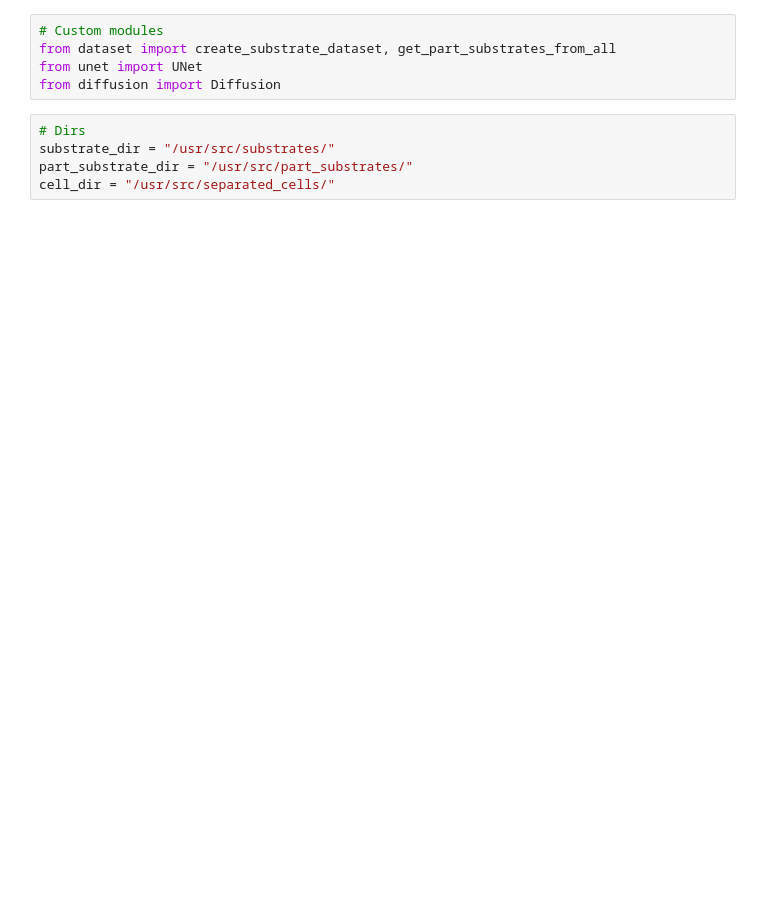
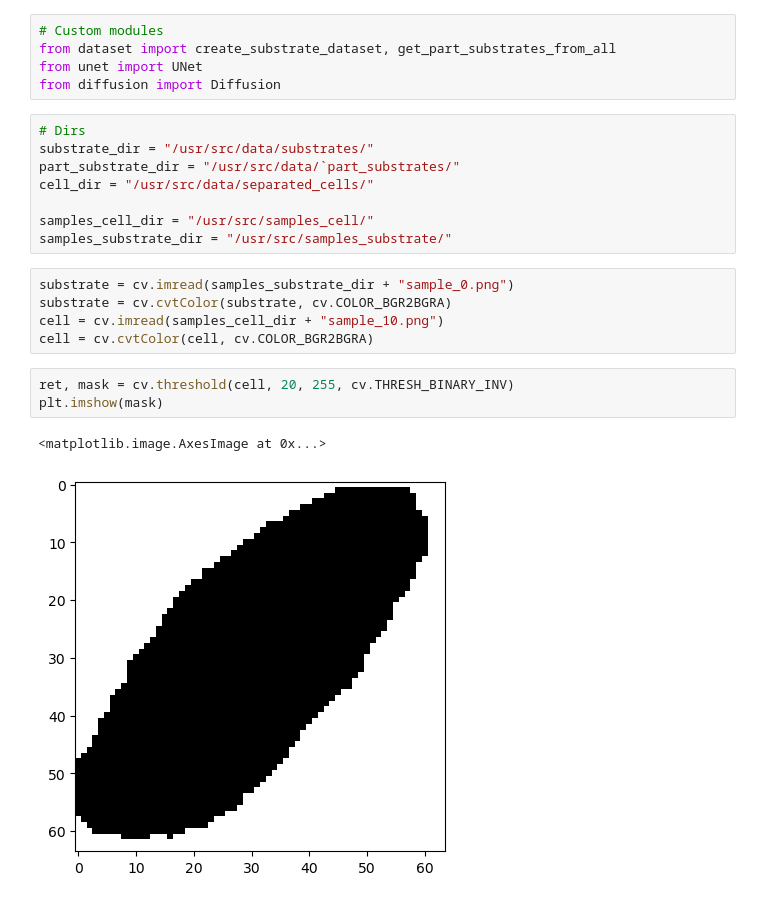
Before and after one commit to anghol/diffusion-substrates, a Jupyter notebook: notebooks/sandbox.ipynb, the cells around one changed output. Cells and saved outputs as stored; diff of their text form; blank space fills up the shorter version.

```diff
--- a/notebooks/sandbox.ipynb
+++ b/notebooks/sandbox.ipynb
@@ -27,6 +26,20 @@ from unet import UNet
 from diffusion import Diffusion
 # %%
 # Dirs
-substrate_dir = "/usr/src/substrates/"
-part_substrate_dir = "/usr/src/part_substrates/"
-cell_dir = "/usr/src/separated_cells/"
+substrate_dir = "/usr/src/data/substrates/"
+part_substrate_dir = "/usr/src/data/`part_substrates/"
+cell_dir = "/usr/src/data/separated_cells/"
+
+samples_cell_dir = "/usr/src/samples_cell/"
+samples_substrate_dir = "/usr/src/samples_substrate/"
+# %%
+substrate = cv.imread(samples_substrate_dir + "sample_0.png")
+substrate = cv.cvtColor(substrate, cv.COLOR_BGR2BGRA)
+cell = cv.imread(samples_cell_dir + "sample_10.png")
+cell = cv.cvtColor(cell, cv.COLOR_BGR2BGRA)
+# %%
+ret, mask = cv.threshold(cell, 20, 255, cv.THRESH_BINARY_INV)
+plt.imshow(mask)
+# %% [output]
+<matplotlib.image.AxesImage at 0x...>
+[figure, added]
```
Also changed, not shown: parts of 2 cells of this notebook, 4 other files.
